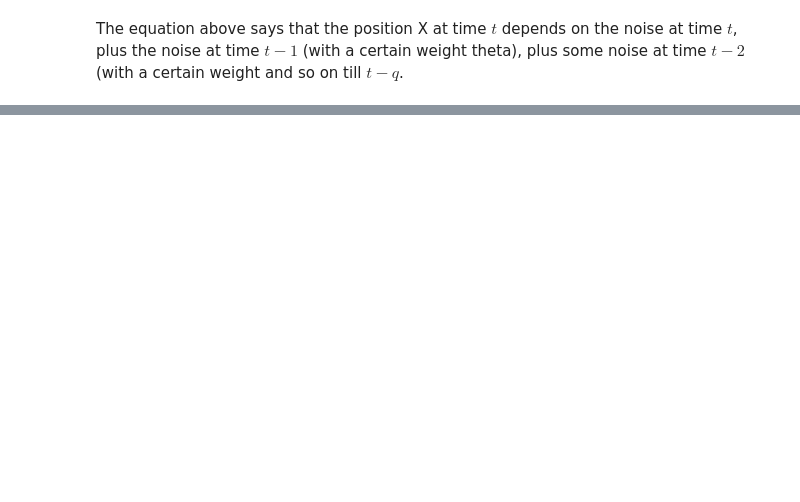
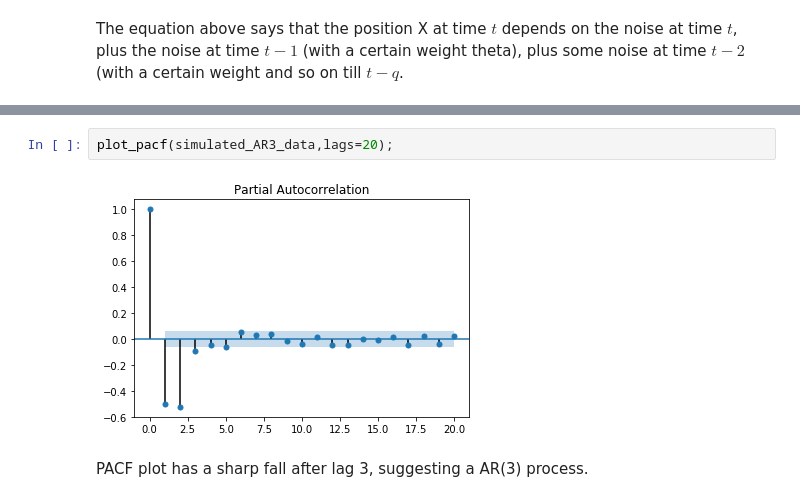
Before and after one commit to anirbansaha96/financial-engineering-wqu, a Jupyter notebook: MScFE-610-Econometrics/Module-3/1. AR-MA-ARMA-ARIMA-ACF-PACF.ipynb, the cells around one changed output, grey strips where cells are left out. Saved outputs shown, nothing was run; the diff lists cells and outputs as text; blank space fills up the shorter version.

```diff
--- a/MScFE-610-Econometrics/Module-3/1. AR-MA-ARMA-ARIMA-ACF-PACF.ipynb
+++ b/MScFE-610-Econometrics/Module-3/1. AR-MA-ARMA-ARIMA-ACF-PACF.ipynb
@@ -114,0 +164,6 @@ The equation above says that the position X at time $t$ depends on the noise at
+# %%
+plot_pacf(simulated_AR3_data,lags=20);
+# %% [output]
+[figure, added]
+# %% [markdown]
+PACF plot has a sharp fall after lag 3, suggesting a AR(3) process.
```
Also changed, not shown: parts of 23 cells of this notebook, 1 other file.
